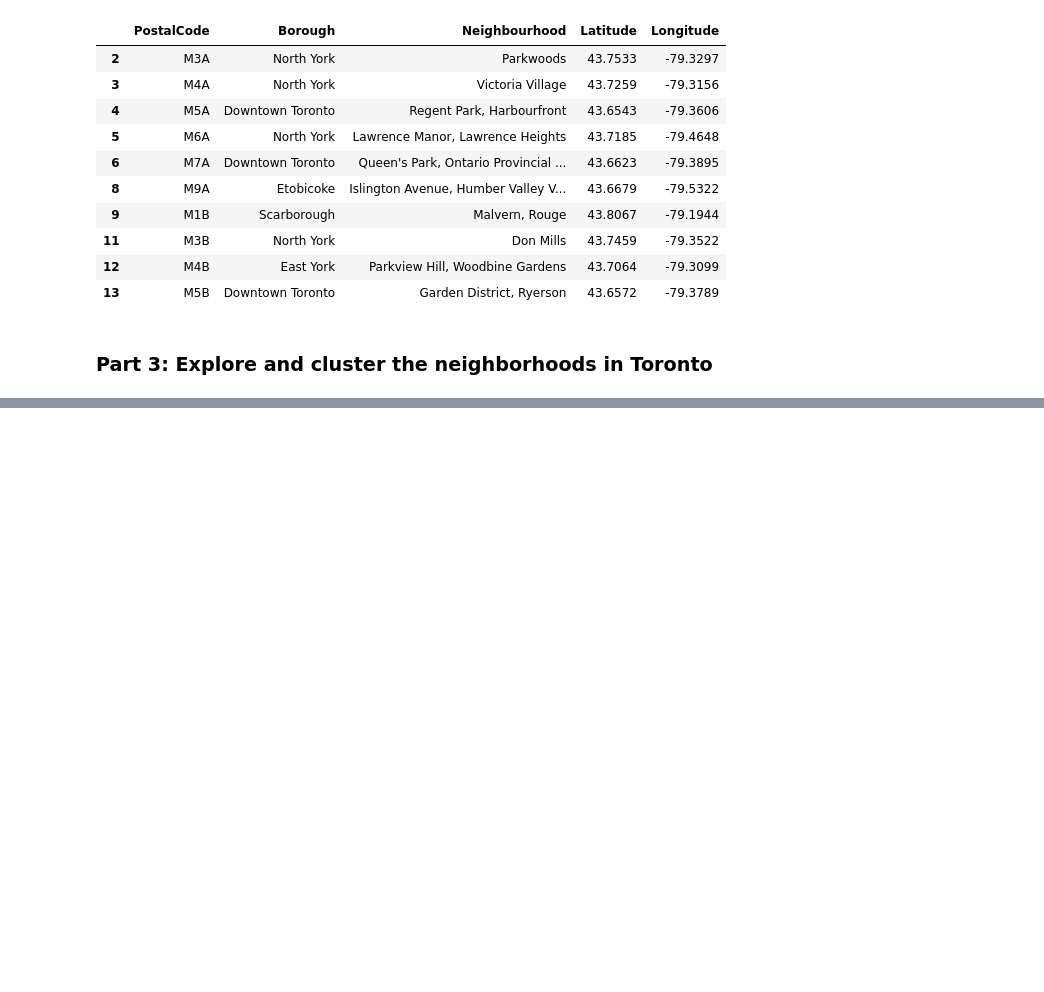
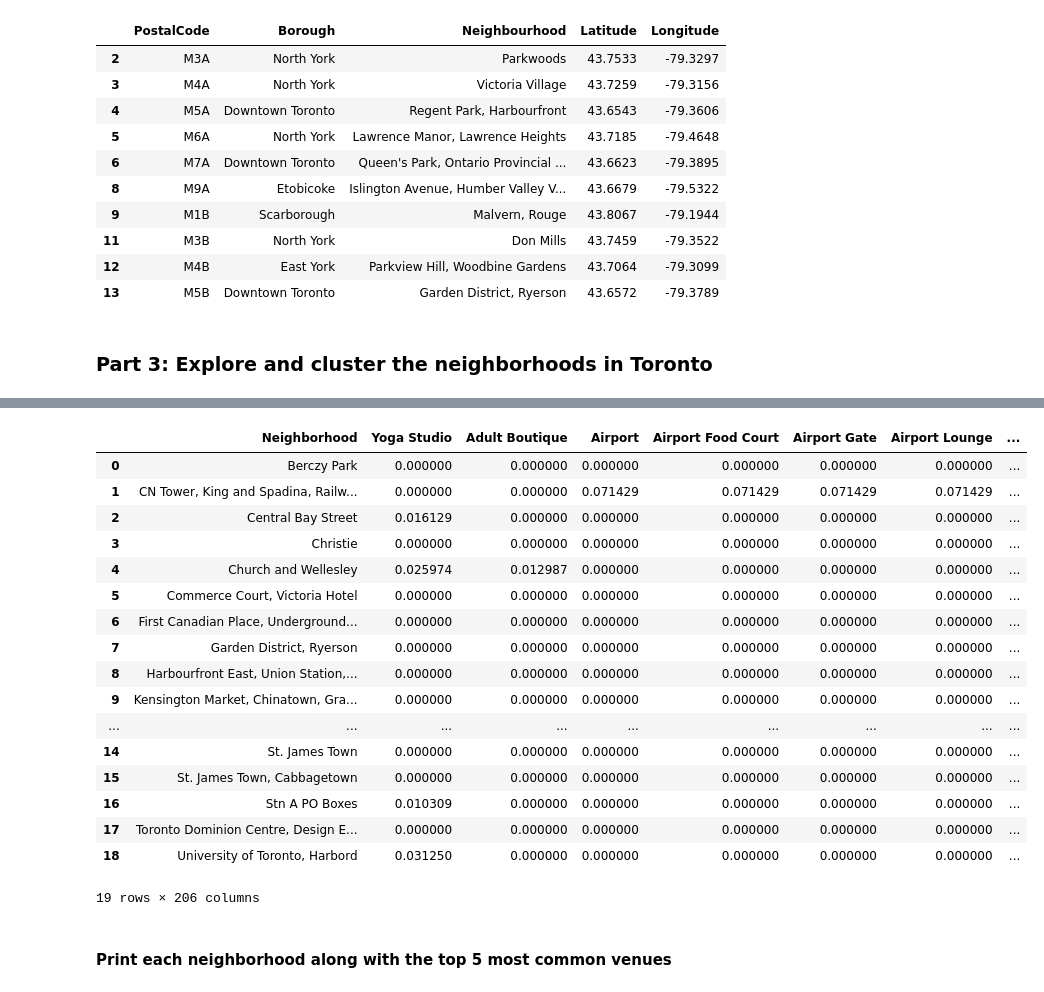
Before and after one commit to kerry918/IBM-Data-Science-Capstone, a Jupyter notebook: Segmenting and Clustering Neighborhoods in Toronto.ipynb, the cells around one changed output, grey strips where cells are left out. Saved outputs shown, nothing was run; the diff lists cells and outputs as text; code cells hidden in the pictures; blank space fills up the shorter version.

Commit message:
Published from Watson Studio. (Completed the Assignment)

```diff
--- a/Segmenting and Clustering Neighborhoods in Toronto.ipynb
+++ b/Segmenting and Clustering Neighborhoods in Toronto.ipynb
@@ -116,0 +182,18 @@ neighbours.head(10)
+# %%
+# create map of Toronto using latitude and longitude values
+map_toronto = folium.Map(location=[43.651070, -79.347015], zoom_start=13)
+
+# add markers to map
+for lat, lng, label in zip(toronto_data['Latitude'], toronto_data['Longitude'], toronto_data['Neighbourhood']):
+    label = folium.Popup(label, parse_html=True)
+    folium.CircleMarker(
+        [lat, lng],
+        radius=5,
+        popup=label,
+        color='blue',
+        fill=True,
+        fill_color='#3186cc',
+        fill_opacity=0.7,
+        parse_html=False).add_to(map_toronto)
+
+map_toronto
@@ -116,0 +204,9 @@ neighbours.head(10)
+# %%
+CLIENT_ID = 'BSC3YRBI1IAF15ZG1CZIHW2UUWNGMOCXM4BE5DIEVWGFV5FM' # your Foursquare ID
+CLIENT_SECRET = 'VQO1JJBNHL54MZTMJJS3BMTPN3DOOYZ0HOMGER5ZFLD0HGRZ' # your Foursquare Secret
+VERSION = '20180605' # Foursquare API version
+LIMIT = 100 # A default Foursquare API limit value
+
+print('Your credentails:')
+print('CLIENT_ID: ' + CLIENT_ID)
+print('CLIENT_SECRET:' + CLIENT_SECRET)
@@ -116,0 +326,12 @@ neighbours.head(10)
+# %%
+# one hot encoding
+toronto_onehot = pd.get_dummies(toronto_venues[['Venue Category']], prefix="", prefix_sep="")
+
+# add neighborhood column back to dataframe
+toronto_onehot['Neighborhood'] = toronto_venues['Neighborhood']
+
+# move neighborhood column to the first column
+fixed_columns = [toronto_onehot.columns[-1]] + list(toronto_onehot.columns[:-1])
+toronto_onehot = toronto_onehot[fixed_columns]
+
+toronto_onehot.head()
@@ -116,0 +346,25 @@ neighbours.head(10)
+# %%
+### Group rows by neighborhood and take mean of the frequency of occurrence of each category
+toronto_grouped = toronto_onehot.groupby('Neighborhood').mean().reset_index()
+toronto_grouped
+# %% [output]
+|  | Neighborhood | Yoga Studio | Adult Boutique | Airport | Airport Food Court | Airport Gate | Airport Lounge | ... |
+| 0 | Berczy Park | 0.000000 | 0.000000 | 0.000000 | 0.000000 | 0.000000 | 0.000000 | ... |
+| 1 | CN Tower, King and Spadina, Railw... | 0.000000 | 0.000000 | 0.071429 | 0.071429 | 0.071429 | 0.071429 | ... |
+| 2 | Central Bay Street | 0.016129 | 0.000000 | 0.000000 | 0.000000 | 0.000000 | 0.000000 | ... |
+| 3 | Christie | 0.000000 | 0.000000 | 0.000000 | 0.000000 | 0.000000 | 0.000000 | ... |
+| 4 | Church and Wellesley | 0.025974 | 0.012987 | 0.000000 | 0.000000 | 0.000000 | 0.000000 | ... |
+| 5 | Commerce Court, Victoria Hotel | 0.000000 | 0.000000 | 0.000000 | 0.000000 | 0.000000 | 0.000000 | ... |
+| 6 | First Canadian Place, Underground... | 0.000000 | 0.000000 | 0.000000 | 0.000000 | 0.000000 | 0.000000 | ... |
+| 7 | Garden District, Ryerson | 0.000000 | 0.000000 | 0.000000 | 0.000000 | 0.000000 | 0.000000 | ... |
+| 8 | Harbourfront East, Union Station,... | 0.000000 | 0.000000 | 0.000000 | 0.000000 | 0.000000 | 0.000000 | ... |
+| 9 | Kensington Market, Chinatown, Gra... | 0.000000 | 0.000000 | 0.000000 | 0.000000 | 0.000000 | 0.000000 | ... |
+| ... | ... | ... | ... | ... | ... | ... | ... | ... |
+| 14 | St. James Town | 0.000000 | 0.000000 | 0.000000 | 0.000000 | 0.000000 | 0.000000 | ... |
+| 15 | St. James Town, Cabbagetown | 0.000000 | 0.000000 | 0.000000 | 0.000000 | 0.000000 | 0.000000 | ... |
+| 16 | Stn A PO Boxes | 0.010309 | 0.000000 | 0.000000 | 0.000000 | 0.000000 | 0.000000 | ... |
+| 17 | Toronto Dominion Centre, Design E... | 0.000000 | 0.000000 | 0.000000 | 0.000000 | 0.000000 | 0.000000 | ... |
+| 18 | University of Toronto, Harbord | 0.031250 | 0.000000 | 0.000000 | 0.000000 | 0.000000 | 0.000000 | ... |
+19 rows × 206 columns
+# %% [markdown]
+#### Print each neighborhood along with the top 5 most common venues
```
Also changed, not shown: parts of 31 cells of this notebook.
